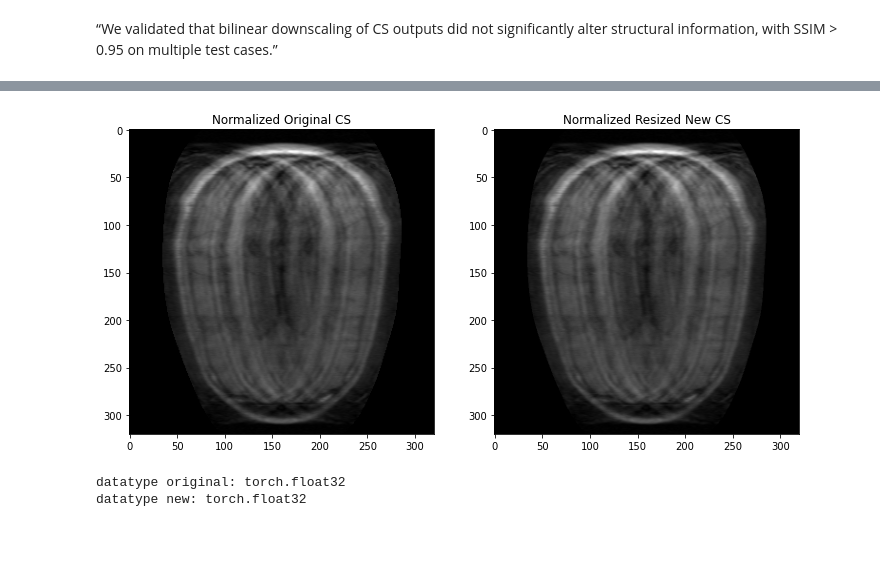
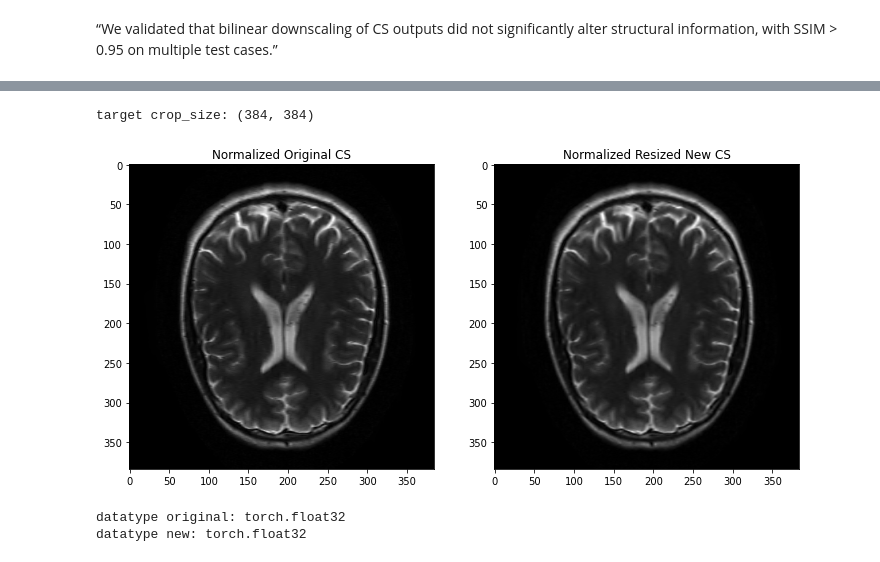
Before and after one commit to AlexSlock/fastMRI-hybrid-modelling, a Jupyter notebook: CSUNet/PreprocessingCode/preprocessing_tests.ipynb, the cells around one changed output, grey strips where cells are left out. Saved outputs shown, nothing was run; the diff lists cells and outputs as text; code cells hidden in the pictures.

```diff
--- a/CSUNet/PreprocessingCode/preprocessing_tests.ipynb
+++ b/CSUNet/PreprocessingCode/preprocessing_tests.ipynb
@@ -754,29 +772,49 @@ Do current preprocessed_transforms transformations on them and look at diff:
 # %%
+
+######## Do current preprocessed_transforms transformations on them and look at diff:
+
 from fastmri.data import transforms as T
 import fastmri
 prep_orig_CS = T.to_tensor(original_CS[slice_idx])
 prep_new_CS = T.to_tensor(resized_new_CS)
 
-prep_orig_CS = T.complex_center_crop(prep_orig_CS, (320, 320))
-prep_new_CS = T.complex_center_crop(prep_new_CS, (320, 320))
+# HAVE TO CROP TO ORIGINAL SIZE!!
+# prep_orig_CS = T.complex_center_crop(prep_orig_CS, (320, 320))
+# prep_new_CS = T.complex_center_crop(prep_new_CS, (320, 320))
+####### from transforms.py ############
+if target is not None:
+    crop_size = (target.shape[-2], target.shape[-1])
+    print('target crop_size:', crop_size)
+else:
+    crop_size = (original_brain.attrs["recon_size"][0], original_brain.attrs["recon_size"][1])
+    print('recon size crop_size:', crop_size)
+# check for FLAIR 203
+if prep_new_CS.shape[-2] < crop_size[1]:
+    crop_size = (prep_new_CS.shape[-2], prep_new_CS.shape[-2])
+    print('NEW crop_size:', crop_size)
+#################################
+
+prep_new_CS = T.complex_center_crop(prep_new_CS, crop_size)
+prep_orig_CS = T.complex_center_crop(prep_orig_CS, crop_size)
 
 prep_orig_CS = fastmri.complex_abs(prep_orig_CS)
 prep_new_CS = fastmri.complex_abs(prep_new_CS)
 
 prep_orig_CS, mean, std = T.normalize_instance(prep_orig_CS, eps=1e-11)
 prep_orig_CS = prep_orig_CS.clamp(-6, 6)
 prep_new_CS, mean, std = T.normalize_instance(prep_new_CS, eps=1e-11)
 prep_new_CS = prep_new_CS.clamp(-6, 6)
 
 # plot normalized original and new CS side by side
 fig, ax = plt.subplots(1,2, figsize=(12,6))
 ax[0].imshow(prep_orig_CS, cmap='gray')
 ax[0].set_title('Normalized Original CS')
 ax[1].imshow(prep_new_CS, cmap='gray')
 ax[1].set_title('Normalized Resized New CS')
 plt.show()
 # %% [output]
+target crop_size: (384, 384)
-[figure, old version]
+[figure, new version]
 # %%
 print('datatype original:', prep_orig_CS.dtype)
 print('datatype new:' , prep_new_CS.dtype)
```
Also changed, not shown: parts of 18 cells of this notebook, 8 other files.
